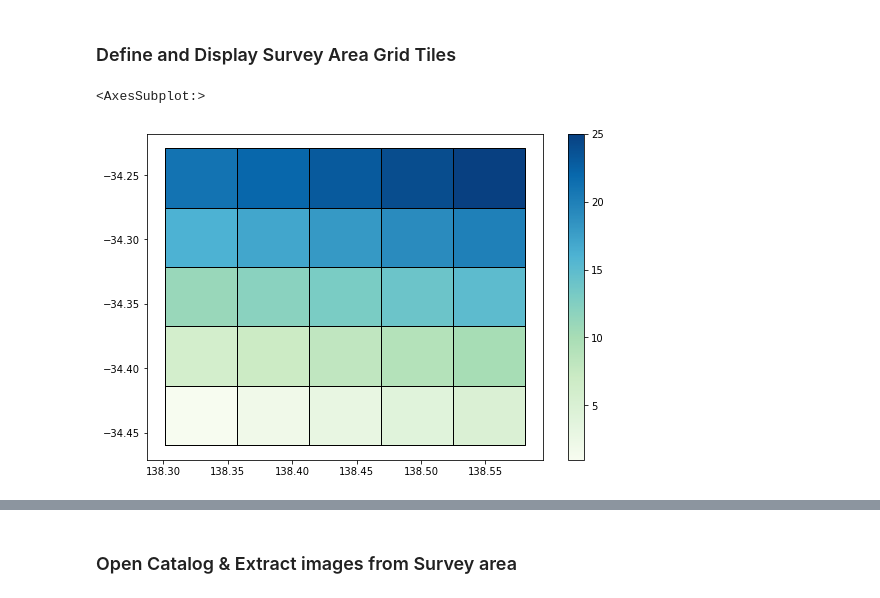
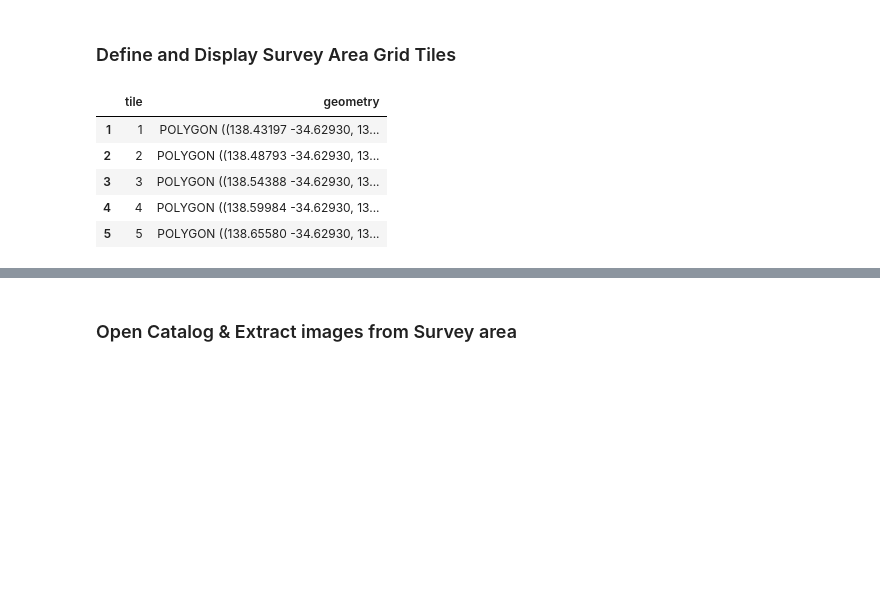
Before and after one commit to ascidian-ai/DEA_MultiSpectralImageTools, a Jupyter notebook: notebooks/DEA_ExtractSentinel.ipynb, the cells around one changed output, grey strips where cells are left out. Drawn from its saved outputs; the diff is of its cells as text; code cells hidden in the pictures; blank space fills up the shorter version.

```diff
--- a/notebooks/DEA_ExtractSentinel.ipynb
+++ b/notebooks/DEA_ExtractSentinel.ipynb
@@ -36,19 +38,23 @@ dea_fns = DEA_HelperFunctions()
 basepath = "../datasets/Sentinel2withIndices_"
 fileextn = ".pkl"
 
-filespecifier = "DublinSA_2020to2022_Mar"
+filespecifier = "PortGawlerBeachSA_2020to2022_Mar"
 
 # Survey Area origin point
-survey_origin = [ 138.3014576691405, -34.45961608199659 ] # WSW of Dublin,SA
+survey_origin = [138.43196647747274, -34.62929501472954 ] # PortGawlerBeach, SA
 timebands = [["2020-03-01","2020-03-05"], # Mar 2020
              ["2021-03-01","2021-03-05"], # Mar 2021
              ["2022-03-01","2022-03-05"]] # Mar 2022
 
+# Coordinate Reference Systems (CRS)
+# !! ENSURE YOU USING CONSISTENT CRS WHEN PLOTTING AREAS OR PERFORMING GEOMETRIC OPERATIONS.
+epsg4326 = 'epsg:4326'            # EPSG:4326 | WGS84 latitude-longitude CRS | in Degrees of Latitude and Longitude
+epsg3577 = 'epsg:3577'            # EPSG:3577 | GDA94 / Australian Albers projection | in Metres from CRS Centroid
+
 # Survey Area (Region of Interest)
-epsg3577 = 'EPSG:3577'            # EPSG:3577: GDA94 / Australian Albers projection
 pixel_resolution = (-10,10)       # Each pixel is of 10m x 10m resolution
 survey_tilesize = (5120,5120)     # size of each tile in metres
-survey_tiles = (5,5)              # number of horizontal and vertical tiles
+survey_tiles = (10,5)              # number of horizontal and vertical tiles
 
 # Satellite datasets
 collections = ["s2a_ard_granule","s2b_ard_granule"] # Sentinel-2A and 2B MSI Definitive ARD - NBART and Pixel Quality
@@ -66,22 +72,25 @@ additional_bands = ['NDVI','kNDVI','NDWI']
 # %%
 # Subdivide survey area into tiles
 surveyarea_polygons = dea_fns.calc_surveyarea_polygons( origin=survey_origin,
                                                        tileresolution=survey_tilesize,
                                                        numtiles=survey_tiles)
 # Add polygons to geodataframe
-gdf_surveyarea = gpd.GeoDataFrame(columns=["tile", "geometry"])
-gdf_surveyarea.set_crs(epsg3577)
+gdf_surveyarea = gpd.GeoDataFrame(columns=["tile", "geometry"], crs=epsg4326)
 
 tilenum = 0
 for surveyarea_polygon in surveyarea_polygons:
     tilenum +=1
     gdf_surveyarea.loc[tilenum] = (tilenum,surveyarea_polygon)
 
 # Save data set to pickle file
 saveDataset(basepath + filespecifier + "_polygons" + fileextn, gdf_surveyarea)
 
 # display Tile areas
-gdf_surveyarea.plot(column="tile", kind='geo', figsize=(9,6), cmap='GnBu', legend=True, edgecolor="black")
+gdf_surveyarea.head(5)
 # %% [output]
-<AxesSubplot:>
-[figure, removed]
+|  | tile | geometry |
+| 1 | 1 | POLYGON ((138.43197 -34.62930, 13... |
+| 2 | 2 | POLYGON ((138.48793 -34.62930, 13... |
+| 3 | 3 | POLYGON ((138.54388 -34.62930, 13... |
+| 4 | 4 | POLYGON ((138.59984 -34.62930, 13... |
+| 5 | 5 | POLYGON ((138.65580 -34.62930, 13... |
```
Also changed, not shown: parts of 3 cells of this notebook, 9 other files.
